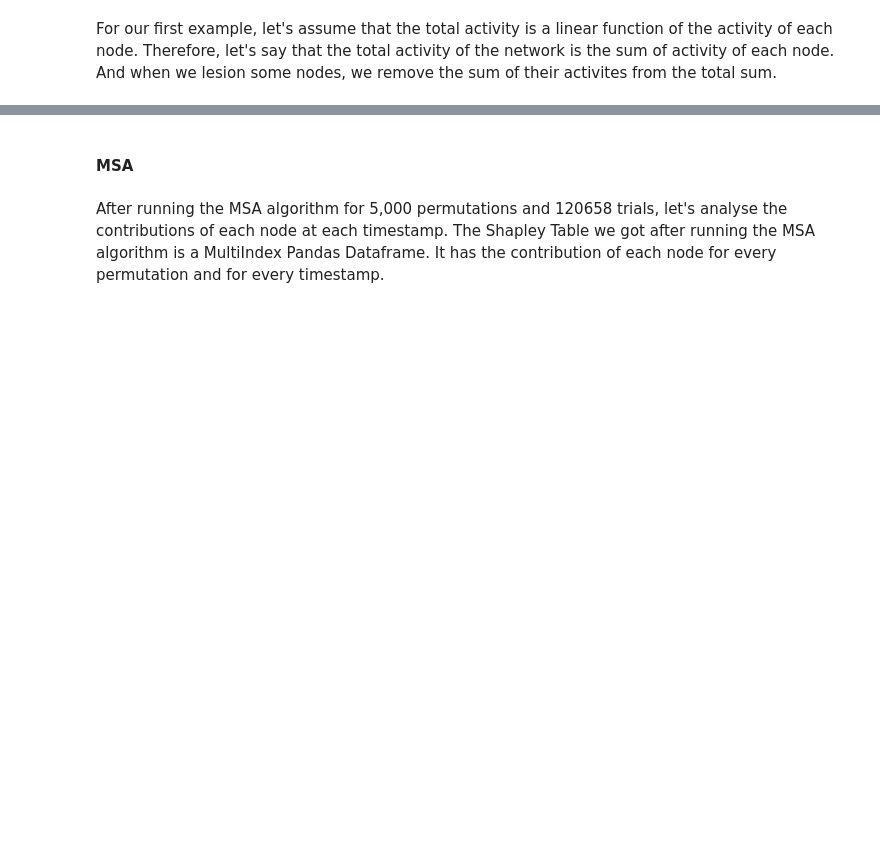
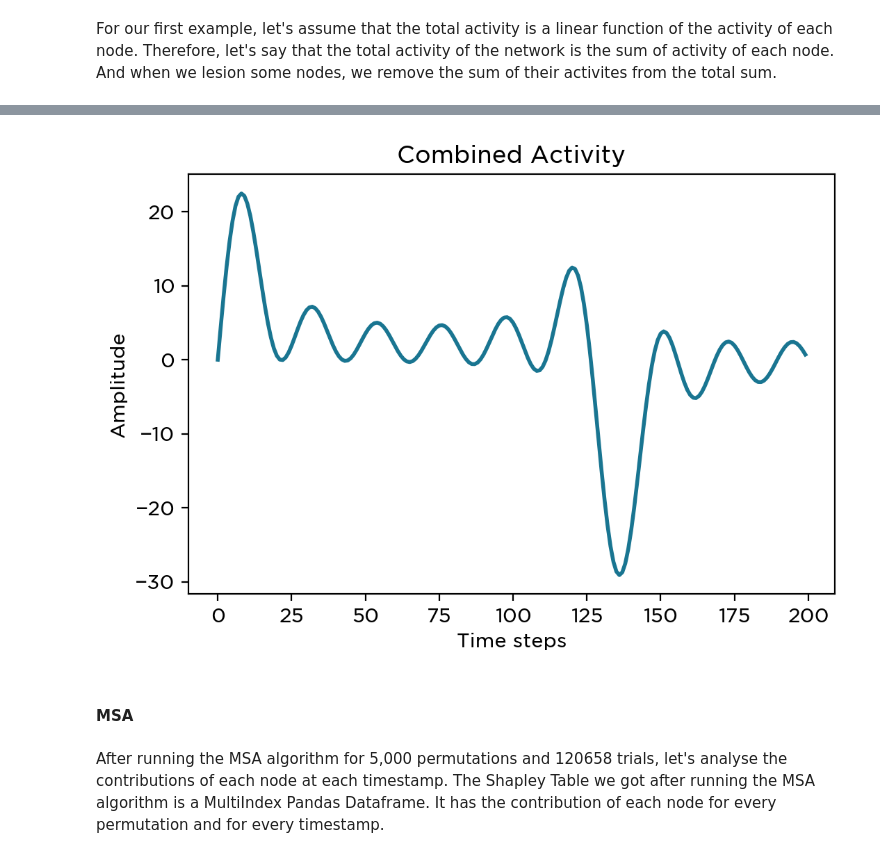
Before and after one commit to kuffmode/msa, a Jupyter notebook: docs/examples/MSA TimeSeries.ipynb, the cells around one changed output, grey strips where cells are left out. Cells and saved outputs as stored; diff of their text form; code cells hidden in the pictures; blank space fills up the shorter version.

```diff
--- a/docs/examples/MSA TimeSeries.ipynb
+++ b/docs/examples/MSA TimeSeries.ipynb
@@ -59,3 +62,12 @@ plt.title("Combined Activity");
+# %%
+plt.figure(dpi=200)
+plt.plot(linear_score_function([]),c=my_colors[0],lw=2,alpha=0.9)
+plt.title("Combined Activity")
+plt.xlabel("Time steps")
+plt.ylabel("Amplitude")
+plt.savefig(f"{FIG_PATH}combined_activity.pdf",dpi=300,bbox_inches='tight');
+# %% [output]
+[figure, added]
 # %% [markdown]
 #### MSA
 # %%
```
Also changed, not shown: parts of 11 cells of this notebook, 6 other files.
